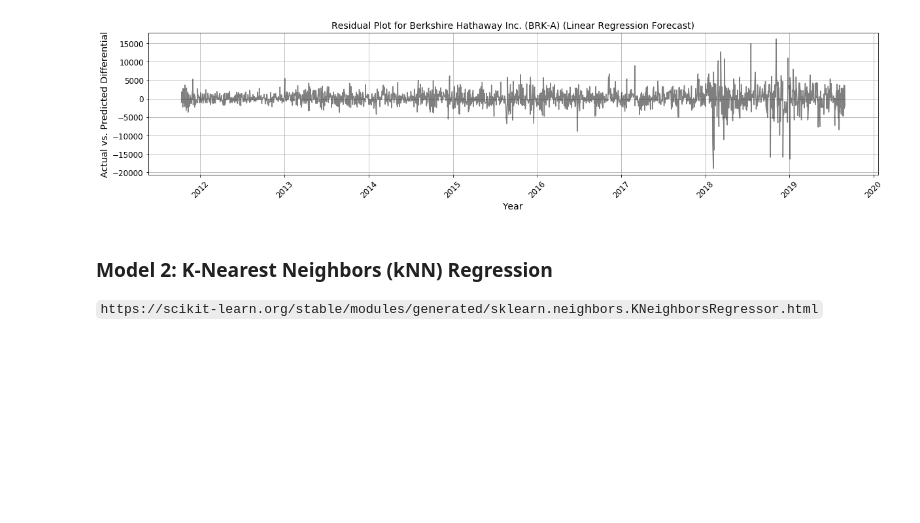
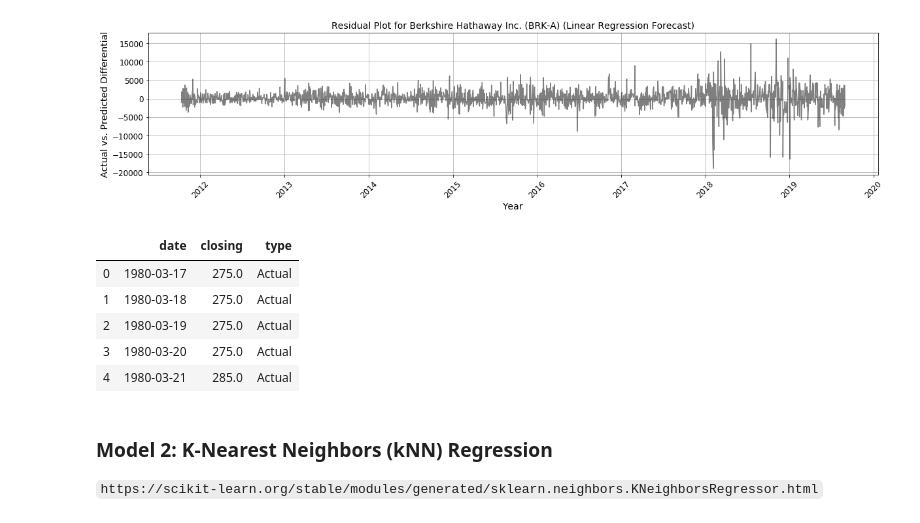
Before and after one commit to grantaguinaldo/ml_apps, a Jupyter notebook: finance/finance_forecast.ipynb, the cells around one changed output. Cells and saved outputs as stored; diff of their text form; code cells hidden in the pictures; blank space fills up the shorter version.

```diff
--- a/finance/finance_forecast.ipynb
+++ b/finance/finance_forecast.ipynb
@@ -192,3 +192,18 @@ plot_data(df=df, y_test=y_test, y_pred=y_pred_lr, title_string='(Linear Regressi
 residual(df=df, y_test=y_test, y_pred=y_pred_lr, title_string='(Linear Regression Forecast)')
 # %% [output]
 [figure]
+# %%
+pred_df = pd.DataFrame({'date': df['DATE'][-X_test.shape[0]:], 'closing': y_pred_lr})
+pred_df['type'] = 'Forecast'
+base_df = pd.DataFrame({'date': df['DATE'][:X_train.shape[0]], 'closing': y_train})
+base_df['type'] = 'Actual'
+
+full_df = pd.concat([base_df, pred_df])
+full_df.head()
+# %% [output]
+|  | date | closing | type |
+| 0 | 1980-03-17 | 275.0 | Actual |
+| 1 | 1980-03-18 | 275.0 | Actual |
+| 2 | 1980-03-19 | 275.0 | Actual |
+| 3 | 1980-03-20 | 275.0 | Actual |
+| 4 | 1980-03-21 | 285.0 | Actual |
```
Also changed, not shown: parts of 1 cell of this notebook, 5 other files.
